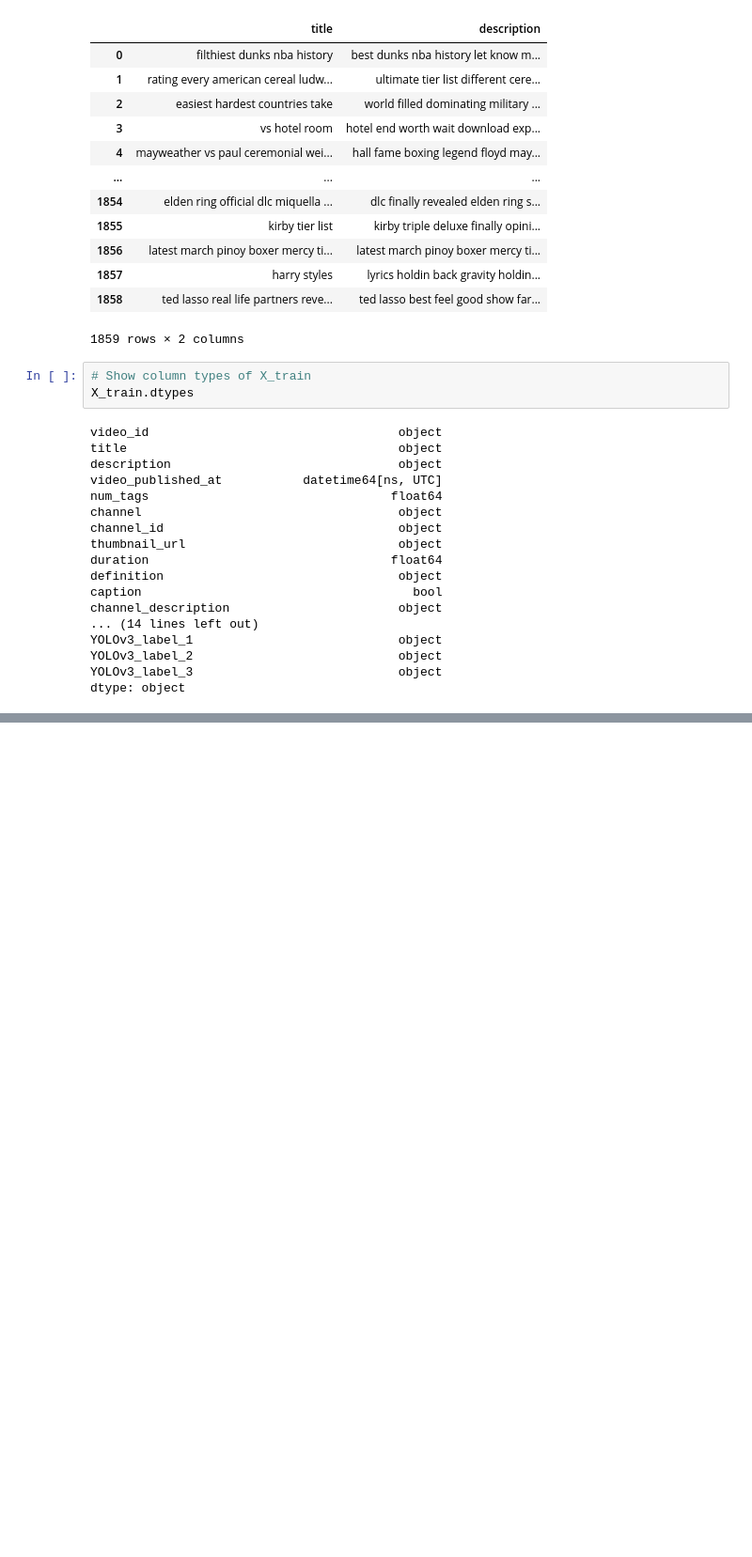
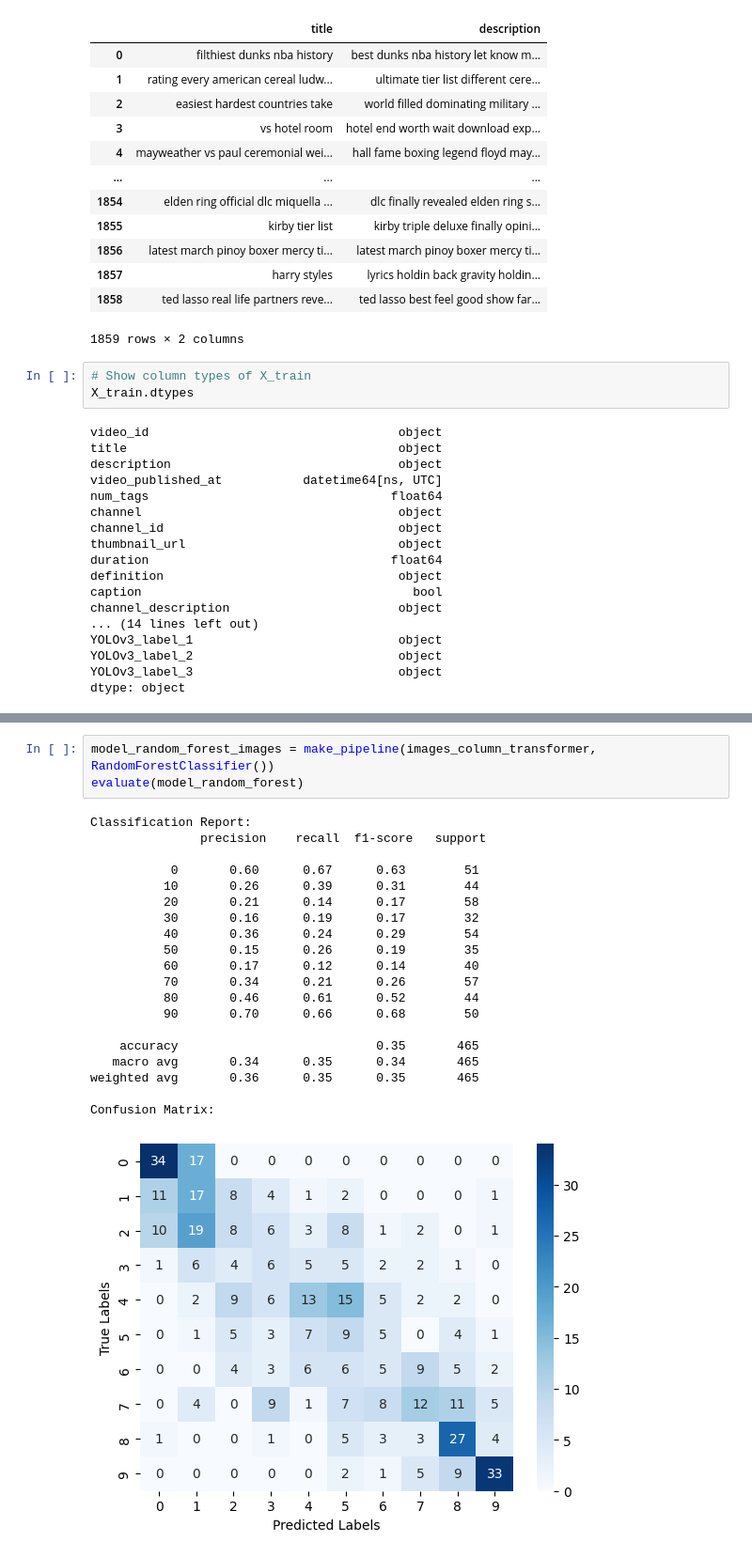
Before and after one commit to maxencefrenette/youtube-views-predictor, a Jupyter notebook: src/models/models-ensemble.ipynb, the cells around one changed output, grey strips where cells are left out. Shown: that part at 94% size. Cells and saved outputs as stored; diff of their text form; blank space fills up the shorter version.

```diff
--- a/src/models/models-ensemble.ipynb
+++ b/src/models/models-ensemble.ipynb
@@ -357,0 +399,24 @@ Confusion Matrix:
+# %%
+model_random_forest_images = make_pipeline(images_column_transformer, RandomForestClassifier())
+evaluate(model_random_forest)
+# %% [output]
+Classification Report:
+               precision    recall  f1-score   support
+
+           0       0.60      0.67      0.63        51
+          10       0.26      0.39      0.31        44
+          20       0.21      0.14      0.17        58
+          30       0.16      0.19      0.17        32
+          40       0.36      0.24      0.29        54
+          50       0.15      0.26      0.19        35
+          60       0.17      0.12      0.14        40
+          70       0.34      0.21      0.26        57
+          80       0.46      0.61      0.52        44
+          90       0.70      0.66      0.68        50
+
+    accuracy                           0.35       465
+   macro avg       0.34      0.35      0.34       465
+weighted avg       0.36      0.35      0.35       465
+
+Confusion Matrix:
+[figure, added]
```
Also changed, not shown: parts of 11 cells of this notebook.
